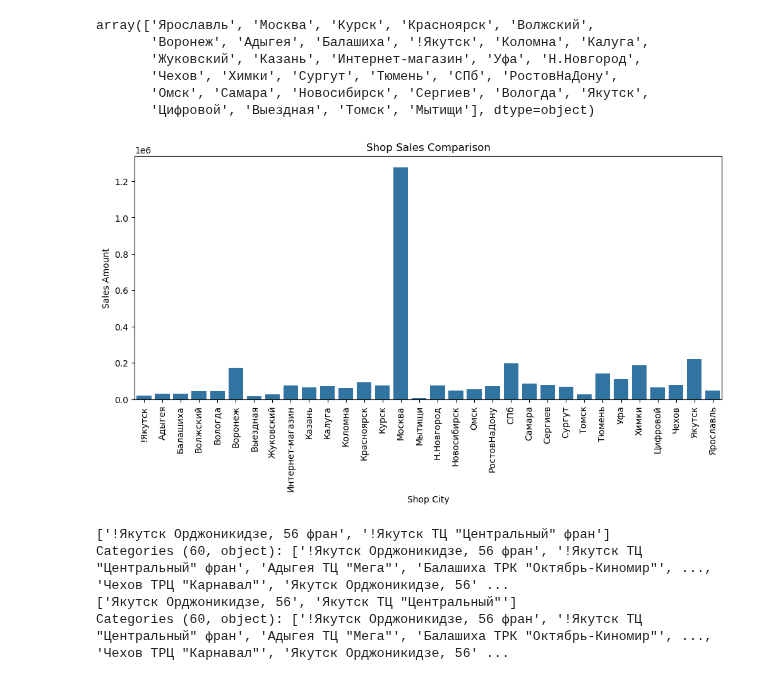
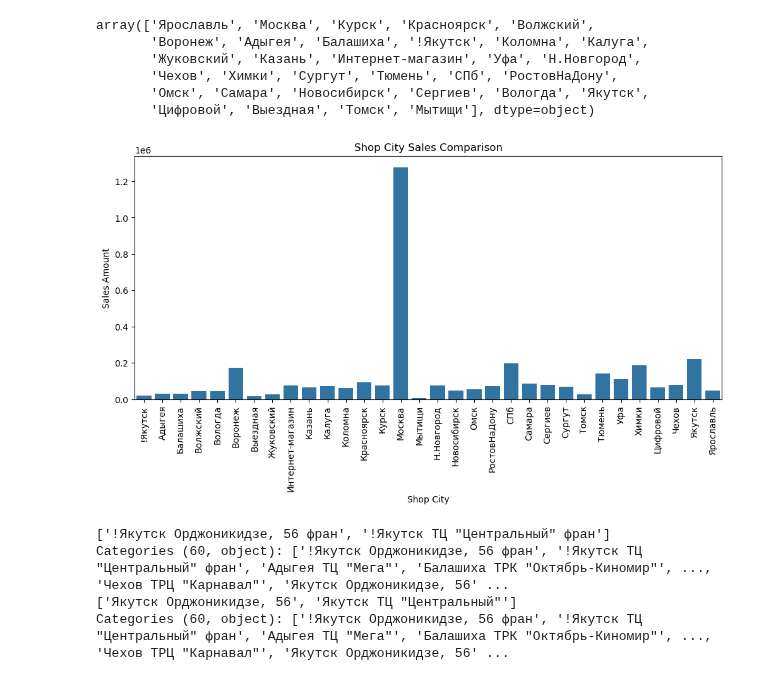
Before and after one commit to Alexennk/ml-ds-practice, a Jupyter notebook: notebooks/eda_notebook.ipynb, the cells around one changed output. Drawn from its saved outputs; the diff is of its cells as text; code cells hidden in the pictures.

```diff
--- a/notebooks/eda_notebook.ipynb
+++ b/notebooks/eda_notebook.ipynb
@@ -199,14 +201,14 @@ array(['Ярославль', 'Москва', 'Курск', 'Красноярск
 # %%
 shop_city_aggregated = train_df.groupby(['shop_city'])['item_cnt_day'].sum()
 
 plt.figure(figsize=(12,5))
 ax = sns.barplot(x=shop_city_aggregated.index, y=shop_city_aggregated.values)
-plt.title("Shop Sales Comparison")
+plt.title("Shop City Sales Comparison")
 plt.xlabel("Shop City")
 plt.ylabel("Sales Amount")
 plt.xticks(rotation=90);
 # %% [output]
-[figure, old version]
+[figure, new version]
 # %%
 print(train_df[train_df['shop_city'] == '!Якутск']['shop_name'].unique())
 print(train_df[train_df['shop_city'] == 'Якутск']['shop_name'].unique())
```
Also changed, not shown: parts of 44 cells of this notebook.
